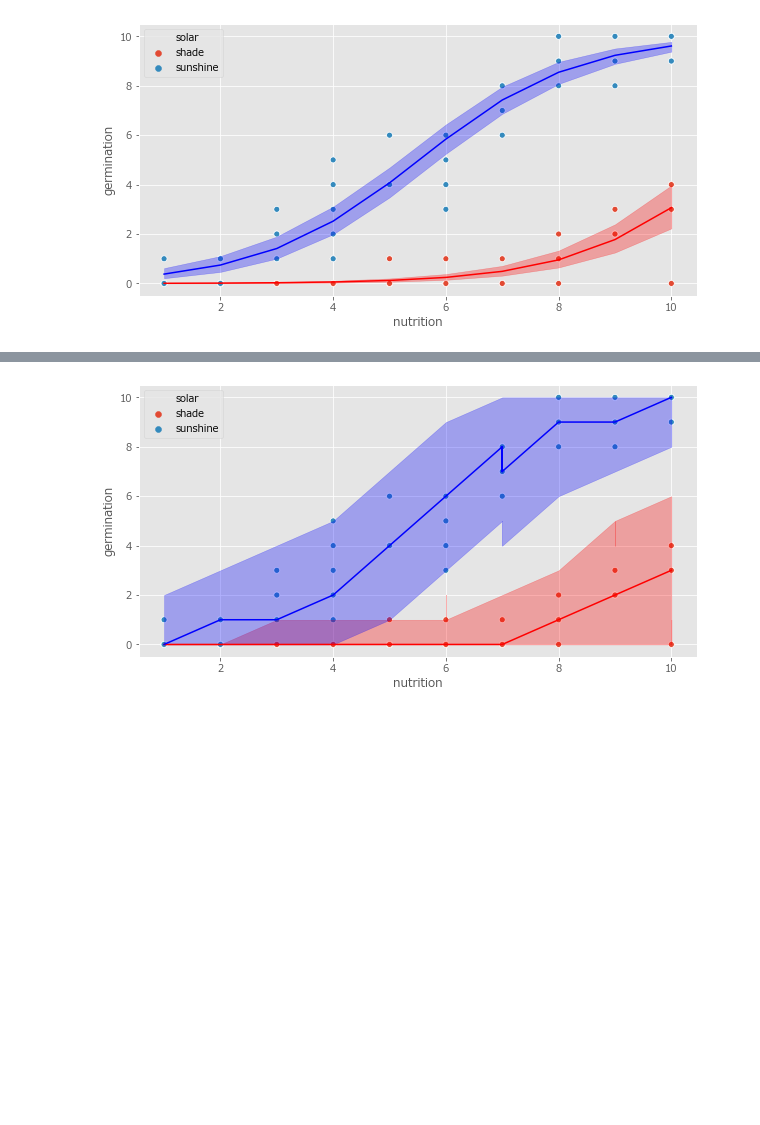
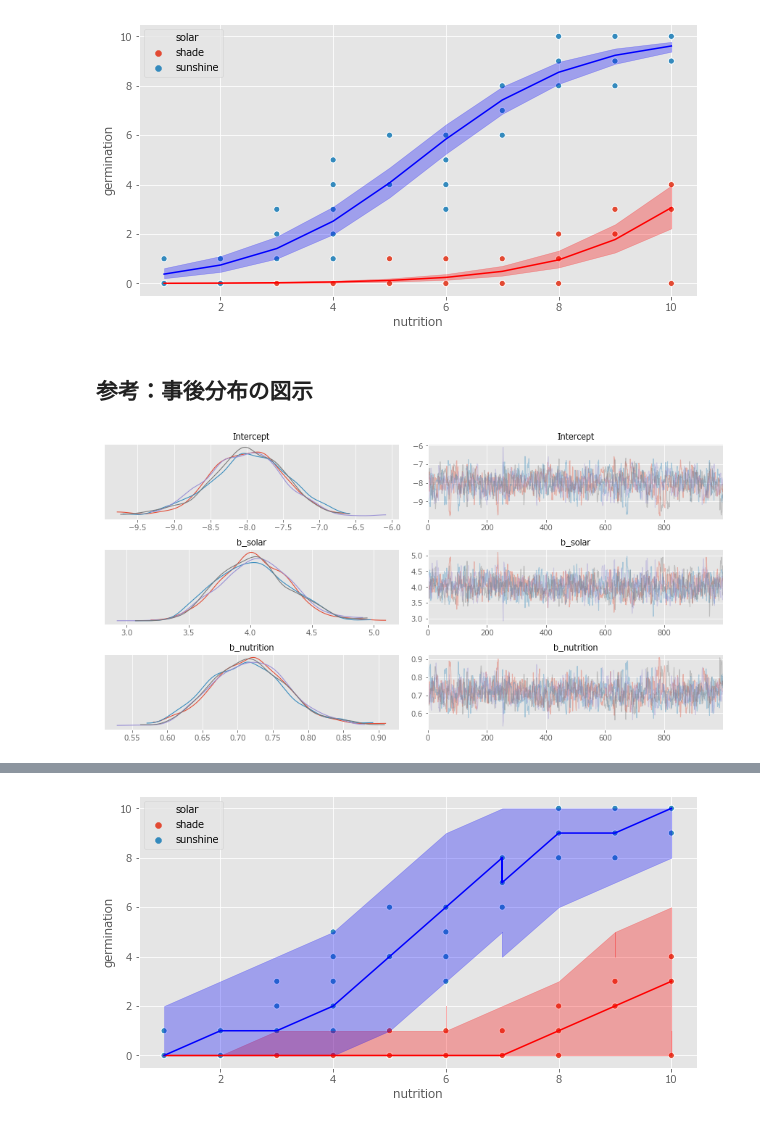
Before and after one commit to Data-Anal-Ojisan/DataAnalOji.hatena.sample, a Jupyter notebook: python_samples/stan/3-9-ロジスティック回帰モデル.ipynb, the cells around one changed output, grey strips where cells are left out. Cells and saved outputs as stored; diff of their text form; code cells hidden in the pictures; blank space fills up the shorter version.

```diff
--- a/python_samples/stan/3-9-ロジスティック回帰モデル.ipynb
+++ b/python_samples/stan/3-9-ロジスティック回帰モデル.ipynb
@@ -280,3 +286,10 @@ plt.fill_between(x=result_prob_solar['nutrition'],
 plt.show()
 # %% [output]
 [figure]
+# %% [markdown]
+## 参考：事後分布の図示
+# %%
+arviz.plot_trace(glm_binom_stan,
+                 var_names=['Intercept', 'b_solar', 'b_nutrition']);
+# %% [output]
+[figure, added]
```
Also changed, not shown: parts of 11 cells of this notebook.
